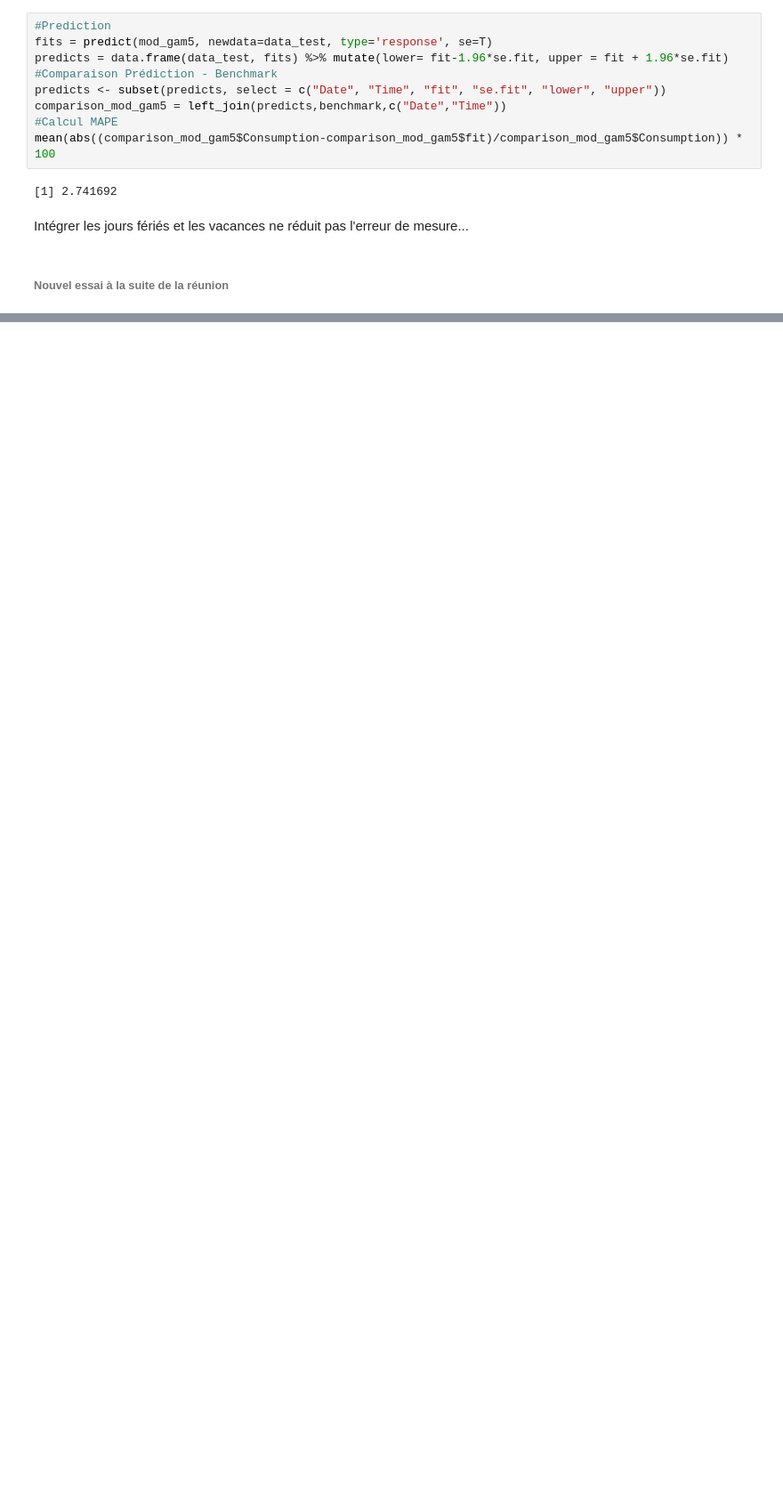
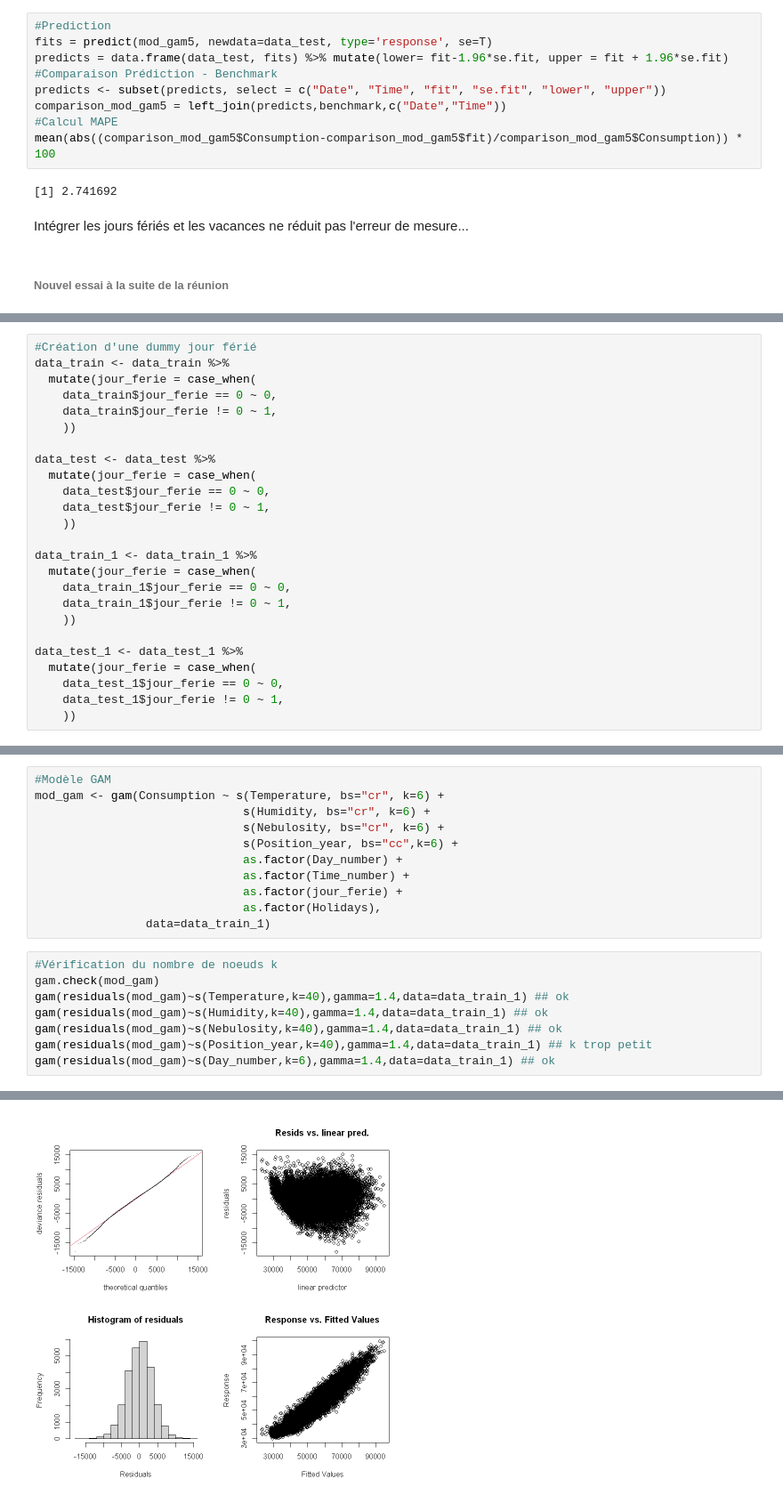
Before and after one commit to PaulineMendras/Seminaire-Modelisation-Stat, a Jupyter notebook: Notebook.ipynb, the cells around one changed output, grey strips where cells are left out. Shown at 89% size. Saved outputs shown, nothing was run; the diff lists cells and outputs as text; blank space fills up the shorter version.

```diff
--- a/Notebook.ipynb
+++ b/Notebook.ipynb
@@ -1773,0 +1938,25 @@ A data.frame: 26286 × 20
+# %%
+#Création d'une dummy jour férié
+data_train <- data_train %>%
+  mutate(jour_ferie = case_when(
+    data_train$jour_ferie == 0 ~ 0,
+    data_train$jour_ferie != 0 ~ 1,
+    ))
+
+data_test <- data_test %>%
+  mutate(jour_ferie = case_when(
+    data_test$jour_ferie == 0 ~ 0,
+    data_test$jour_ferie != 0 ~ 1,
+    ))
+
+data_train_1 <- data_train_1 %>%
+  mutate(jour_ferie = case_when(
+    data_train_1$jour_ferie == 0 ~ 0,
+    data_train_1$jour_ferie != 0 ~ 1,
+    ))
+
+data_test_1 <- data_test_1 %>%
+  mutate(jour_ferie = case_when(
+    data_test_1$jour_ferie == 0 ~ 0,
+    data_test_1$jour_ferie != 0 ~ 1,
+    ))
@@ -1773,0 +1987,20 @@ A data.frame: 26286 × 20
+# %%
+#Modèle GAM
+mod_gam <- gam(Consumption ~ s(Temperature, bs="cr", k=6) +
+                              s(Humidity, bs="cr", k=6) +
+                              s(Nebulosity, bs="cr", k=6) +
+                              s(Position_year, bs="cc",k=6) +
+                              as.factor(Day_number) +
+                              as.factor(Time_number) +
+                              as.factor(jour_ferie) +
+                              as.factor(Holidays),
+                data=data_train_1)
+# %%
+#Vérification du nombre de noeuds k
+gam.check(mod_gam)
+gam(residuals(mod_gam)~s(Temperature,k=40),gamma=1.4,data=data_train_1) ## ok
+gam(residuals(mod_gam)~s(Humidity,k=40),gamma=1.4,data=data_train_1) ## ok
+gam(residuals(mod_gam)~s(Nebulosity,k=40),gamma=1.4,data=data_train_1) ## ok
+gam(residuals(mod_gam)~s(Position_year,k=40),gamma=1.4,data=data_train_1) ## k trop petit
+gam(residuals(mod_gam)~s(Day_number,k=6),gamma=1.4,data=data_train_1) ## ok
+# %% [output]
@@ -1773,0 +2085 @@ A data.frame: 26286 × 20
+[figure, added]
```
Also changed, not shown: parts of 33 cells of this notebook.
